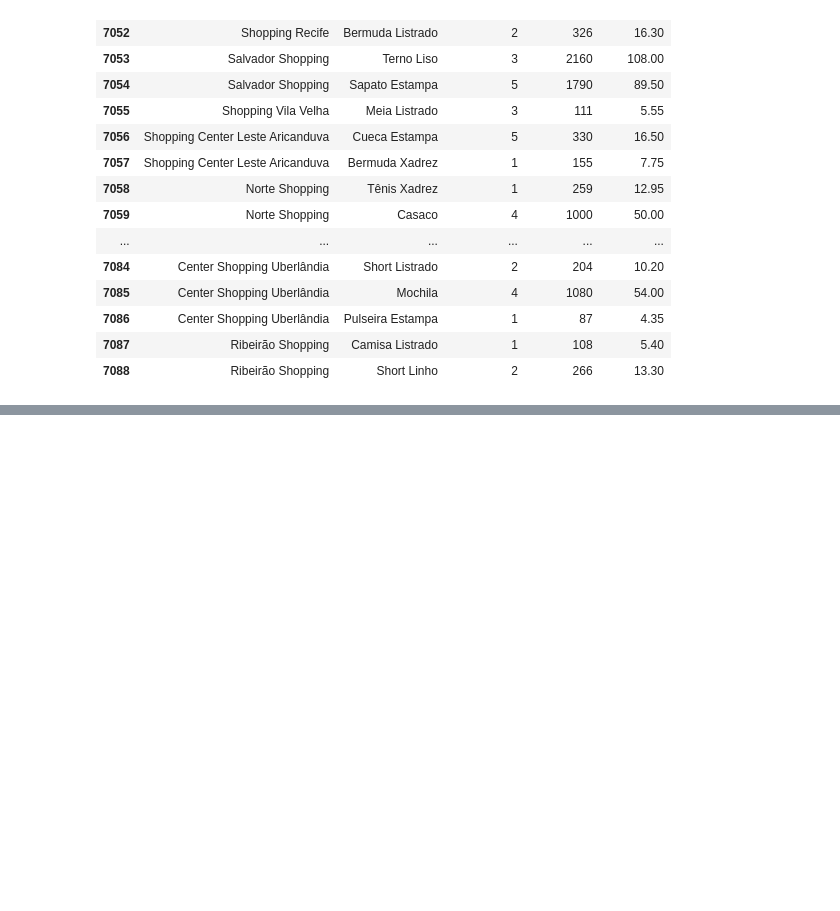
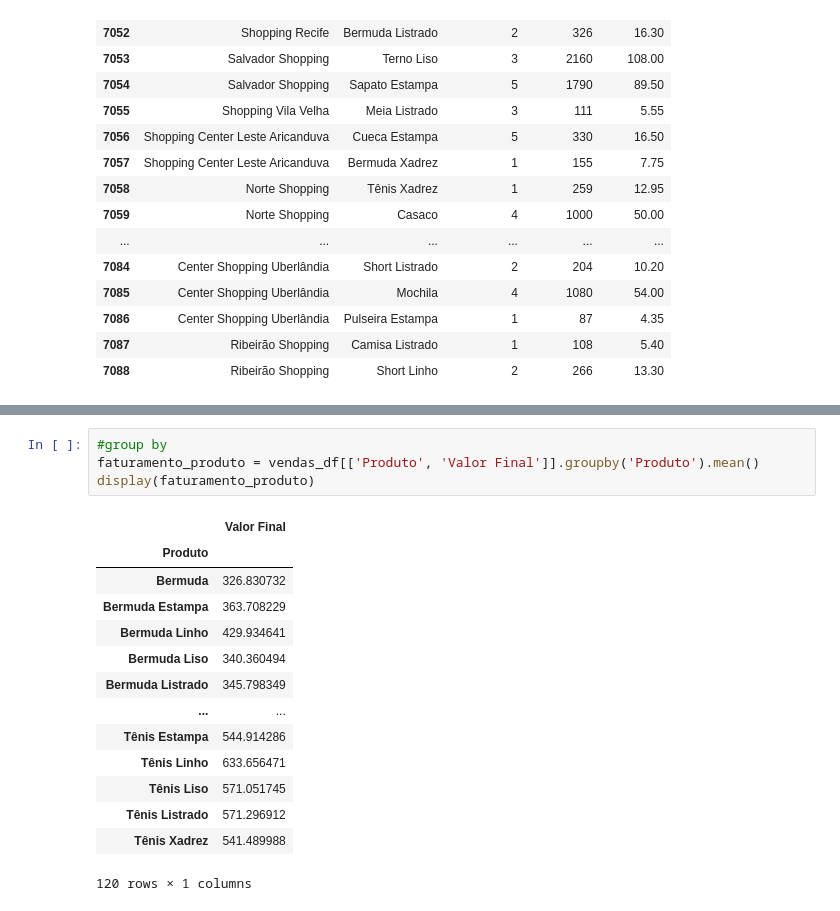
Before and after one commit to jeniferGoncalvesDaSilvaDev/pandas-python, a Jupyter notebook: pandas-learning.ipynb, the cells around one changed output, grey strips where cells are left out. Saved outputs shown, nothing was run; the diff lists cells and outputs as text; blank space fills up the shorter version.

```diff
--- a/pandas-learning.ipynb
+++ b/pandas-learning.ipynb
@@ -397,0 +420,19 @@ display(vendas_de_dezembro_df)
+# %%
+#group by
+faturamento_produto = vendas_df[['Produto', 'Valor Final']].groupby('Produto').mean()
+display(faturamento_produto)
+# %% [output]
+|  | Valor Final |
+| Produto |  |
+| Bermuda | 326.830732 |
+| Bermuda Estampa | 363.708229 |
+| Bermuda Linho | 429.934641 |
+| Bermuda Liso | 340.360494 |
+| Bermuda Listrado | 345.798349 |
+| ... | ... |
+| Tênis Estampa | 544.914286 |
+| Tênis Linho | 633.656471 |
+| Tênis Liso | 571.051745 |
+| Tênis Listrado | 571.296912 |
+| Tênis Xadrez | 541.489988 |
+120 rows × 1 columns
```
Also changed, not shown: parts of 6 cells of this notebook.
